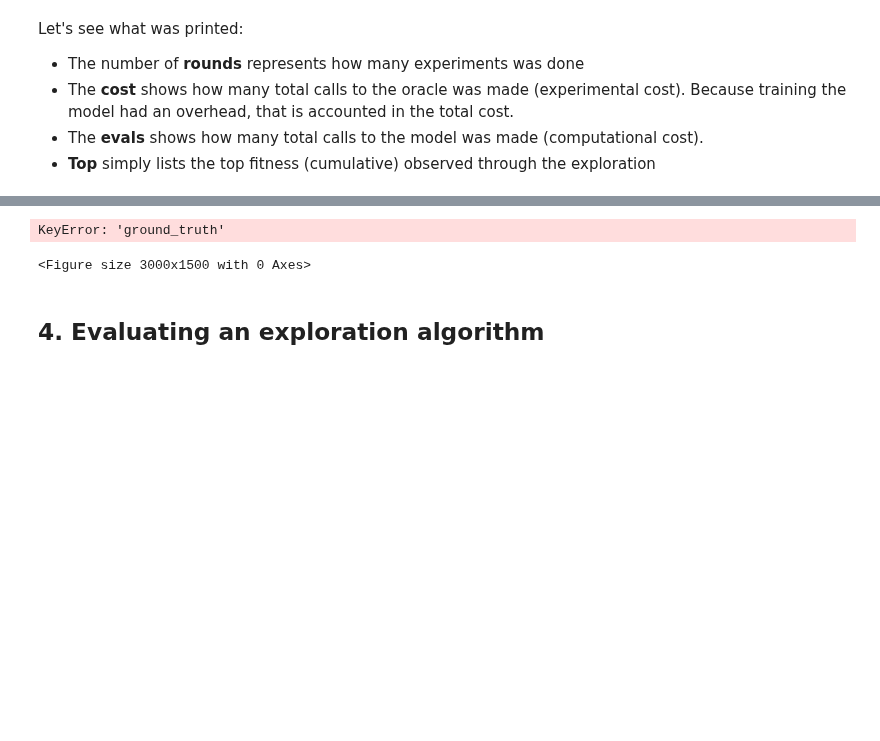
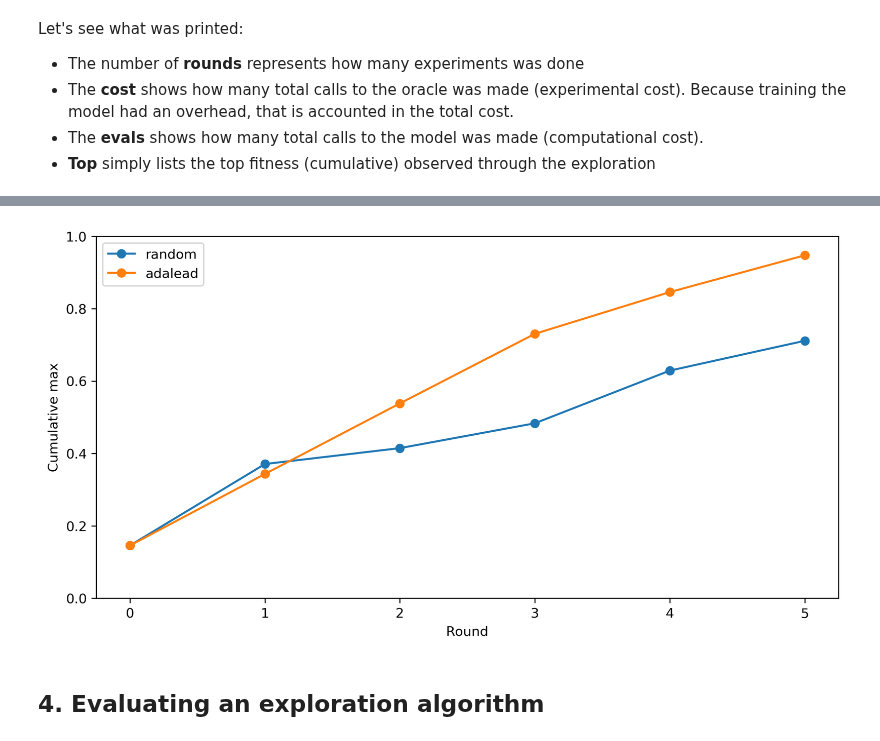
Before and after one commit to samsinai/FLEXS, a Jupyter notebook: examples/Tutorial.ipynb, the cells around one changed output, grey strips where cells are left out. Drawn from its saved outputs; the diff is of its cells as text; code cells hidden in the pictures; blank space fills up the shorter version.

```diff
--- a/examples/Tutorial.ipynb
+++ b/examples/Tutorial.ipynb
@@ -366,22 +385,21 @@ round: 5, top: 0.9721535864003202
 # %%
 def cumulative_max_per_round(sequences):
     num_rounds = sequences['round'].max() + 1
-    max_per_round = [sequences['ground_truth'][sequences['round'] == r].max()
+    max_per_round = [sequences['true_score'][sequences['round'] == r].max()
                      for r in range(num_rounds)]
 
     return np.maximum.accumulate(max_per_round)
 
 plt.figure(figsize=(10,5), dpi=300)
 plt.plot(range(6), cumulative_max_per_round(random_sequences), 'o-', label="random")
 plt.plot(range(6), cumulative_max_per_round(adalead_sequences), 'o-', label="adalead")
 plt.ylabel("Cumulative max")
 plt.xlabel("Round")
 plt.legend()
 plt.ylim(0, 1)
 plt.show()
 # %% [output]
-KeyError: 'ground_truth'
-<Figure size 3000x1500 with 0 Axes>
+[figure, added]
 # %% [markdown]
 ## 4. Evaluating an exploration algorithm <a class="anchor" id="section-four"></a>
 # %% [markdown]
```
Also changed, not shown: parts of 19 cells of this notebook, 10 other files.
